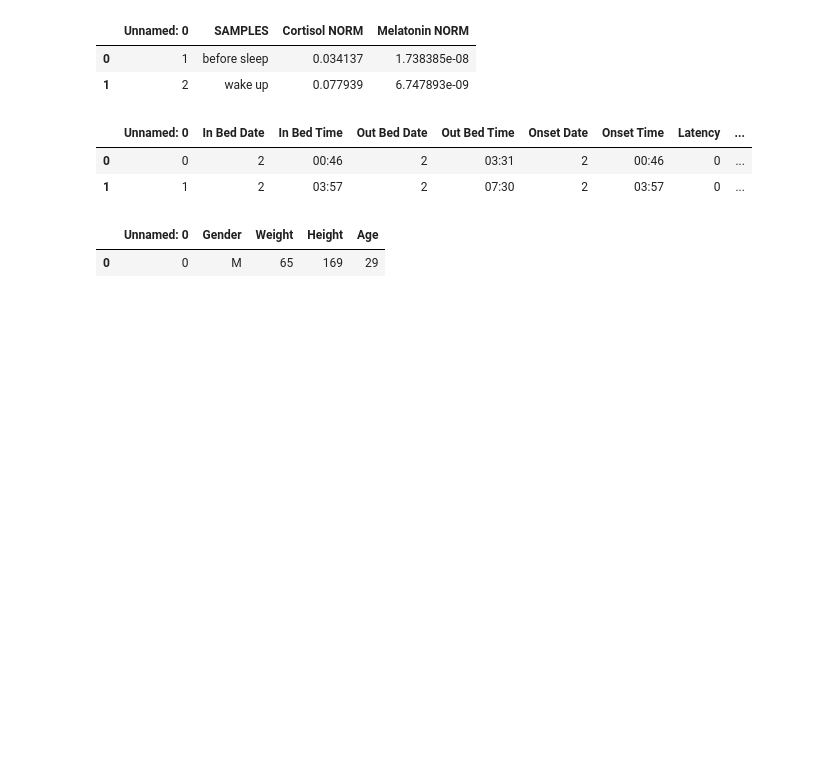
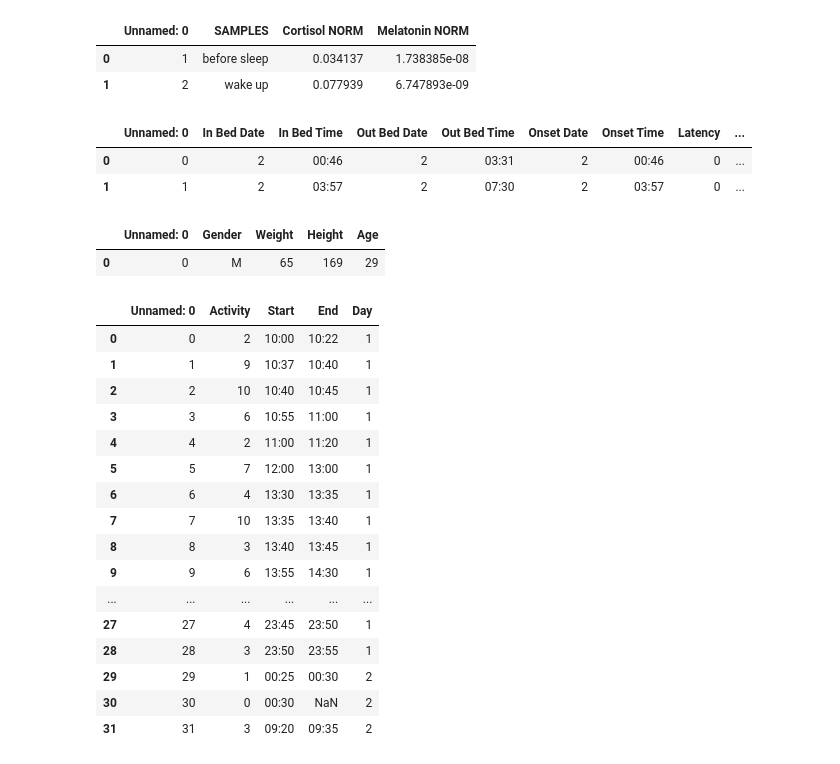
Before and after one commit to slowloris-98/HAR_MMASH, a Jupyter notebook: demo2-test.ipynb, the cells around one changed output. Saved outputs shown, nothing was run; the diff lists cells and outputs as text; code cells hidden in the pictures; blank space fills up the shorter version.

```diff
--- a/demo2-test.ipynb
+++ b/demo2-test.ipynb
@@ -90,3 +90,23 @@ df_user_info.head()
 # %% [output]
 |  | Unnamed: 0 | Gender | Weight | Height | Age |
 | 0 | 0 | M | 65 | 169 | 29 |
+# %%
+df_acti
+# %% [output]
+|  | Unnamed: 0 | Activity | Start | End | Day |
+| 0 | 0 | 2 | 10:00 | 10:22 | 1 |
+| 1 | 1 | 9 | 10:37 | 10:40 | 1 |
+| 2 | 2 | 10 | 10:40 | 10:45 | 1 |
+| 3 | 3 | 6 | 10:55 | 11:00 | 1 |
+| 4 | 4 | 2 | 11:00 | 11:20 | 1 |
+| 5 | 5 | 7 | 12:00 | 13:00 | 1 |
+| 6 | 6 | 4 | 13:30 | 13:35 | 1 |
+| 7 | 7 | 10 | 13:35 | 13:40 | 1 |
+| 8 | 8 | 3 | 13:40 | 13:45 | 1 |
+| 9 | 9 | 6 | 13:55 | 14:30 | 1 |
+| ... | ... | ... | ... | ... | ... |
+| 27 | 27 | 4 | 23:45 | 23:50 | 1 |
+| 28 | 28 | 3 | 23:50 | 23:55 | 1 |
+| 29 | 29 | 1 | 00:25 | 00:30 | 2 |
+| 30 | 30 | 0 | 00:30 | NaN | 2 |
+| 31 | 31 | 3 | 09:20 | 09:35 | 2 |
```
Also changed, not shown: parts of 7 cells of this notebook, 54 other files.
